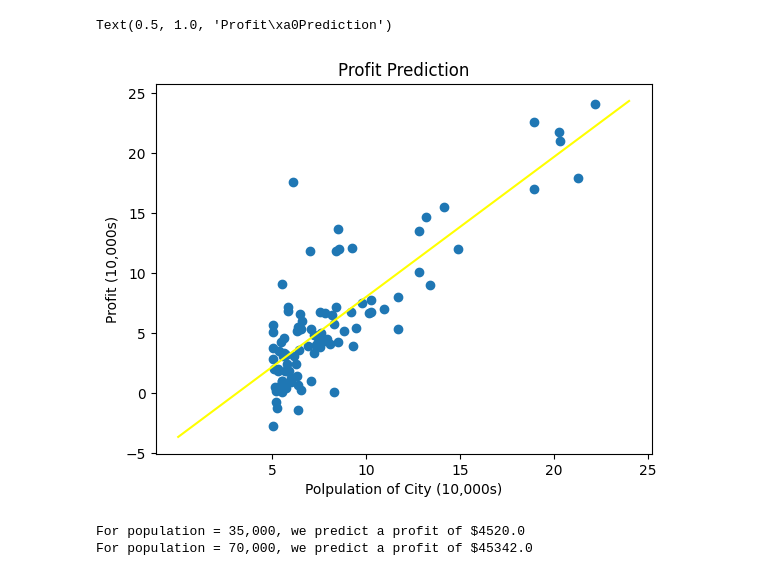
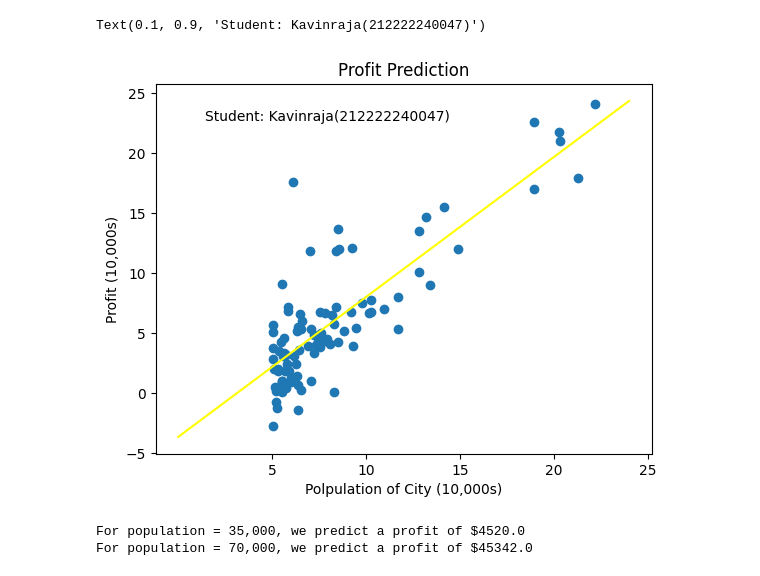
Before and after one commit to d-kavinraja/Implementation-of-Linear-Regression-Using-Gradient-Descent, a Jupyter notebook: code.ipynb, the cells around one changed output. Saved outputs shown, nothing was run; the diff lists cells and outputs as text; code cells hidden in the pictures.

```diff
--- a/code.ipynb
+++ b/code.ipynb
@@ -91,16 +77,17 @@ h(x) =-3.63 + 1.17x1
 # %%
 plt.scatter(data[0],data[1])
 x_value=[x for x in range(25)]
 y_value=[y*theta[1]+theta[0] for y in x_value]
 plt.plot(x_value,y_value,color="yellow")
 plt.xticks(np.arange(5,30,step=5))
 plt.yticks(np.arange(-5,30,step=5))
 plt.xlabel("Polpulation of City (10,000s)")
 plt.ylabel("Profit (10,000s)")
 plt.title("Profit Prediction")
+plt.text(0.1, 0.9, f'Student: {student_name}', transform=plt.gca().transAxes)
 # %% [output]
-Text(0.5, 1.0, 'Profit\xa0Prediction')
+Text(0.1, 0.9, 'Student: Kavinraja(212222240047)')
-[figure, old version]
+[figure, new version]
 # %%
 def predict(x,theta):
   predictions= np.dot(theta.transpose(),x)
```
Also changed, not shown: parts of 3 cells of this notebook, 6 other files.
